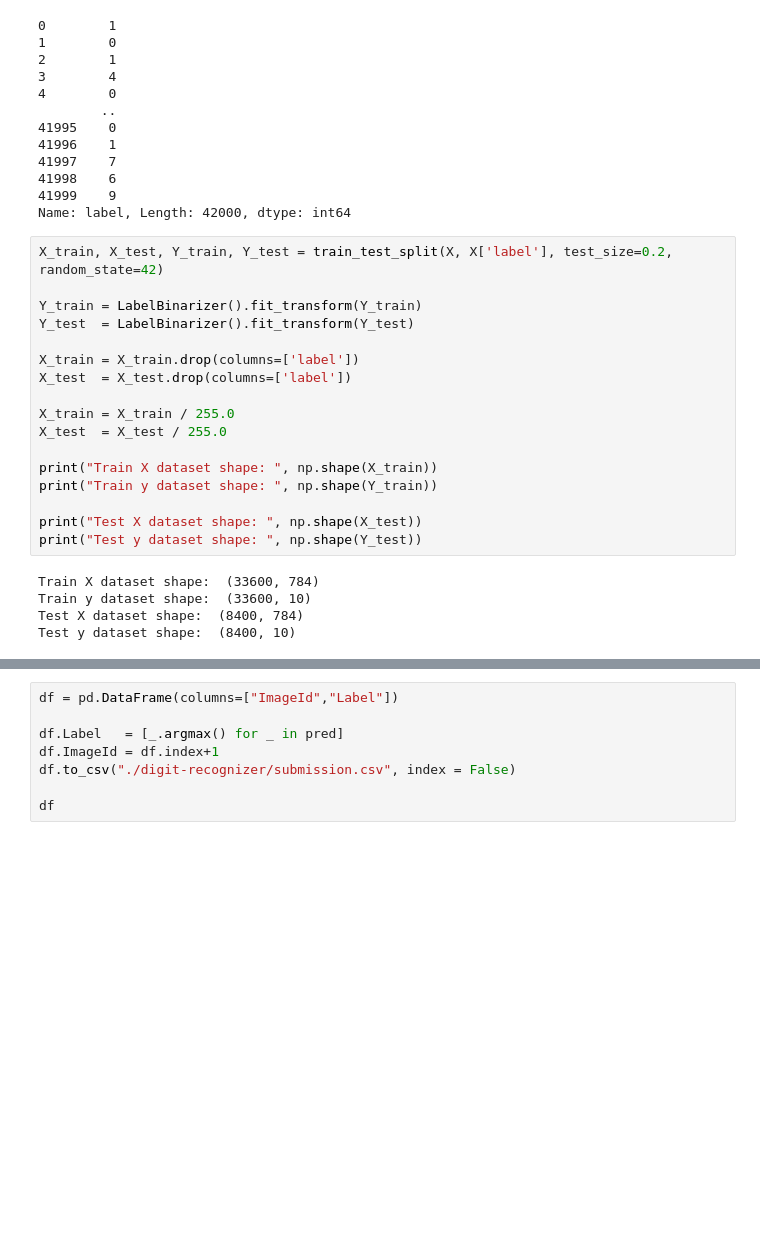
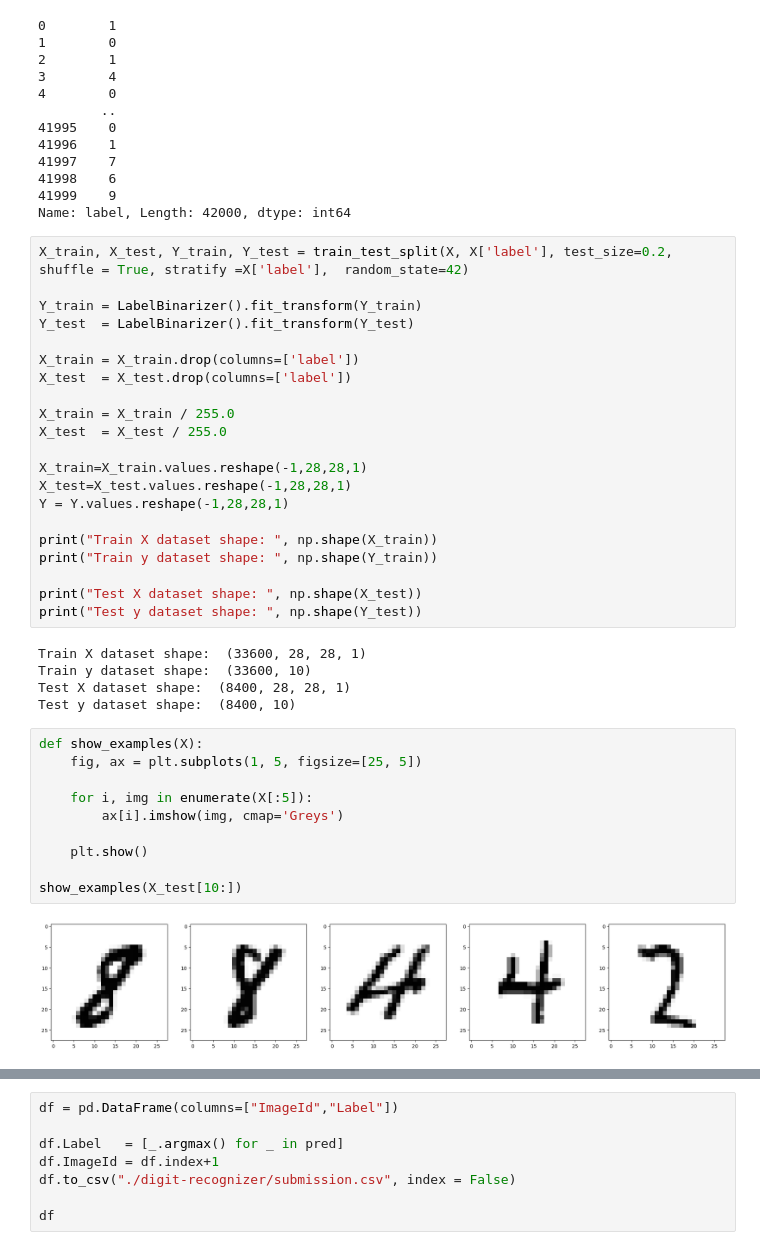
Before and after one commit to Cortijo02/MG, a Jupyter notebook: DeteccionDigitos/digitsrecognizer.ipynb, the cells around one changed output, grey strips where cells are left out. Cells and saved outputs as stored; diff of their text form; blank space fills up the shorter version.

```diff
--- a/DeteccionDigitos/digitsrecognizer.ipynb
+++ b/DeteccionDigitos/digitsrecognizer.ipynb
@@ -58,7 +60,7 @@ label
 41999    9
 Name: label, Length: 42000, dtype: int64
 # %%
-X_train, X_test, Y_train, Y_test = train_test_split(X, X['label'], test_size=0.2, random_state=42)
+X_train, X_test, Y_train, Y_test = train_test_split(X, X['label'], test_size=0.2, shuffle = True, stratify =X['label'],  random_state=42)
 
 Y_train = LabelBinarizer().fit_transform(Y_train)
 Y_test  = LabelBinarizer().fit_transform(Y_test)
@@ -69,16 +71,32 @@ X_test  = X_test.drop(columns=['label'])
 X_train = X_train / 255.0
 X_test  = X_test / 255.0
 
+X_train=X_train.values.reshape(-1,28,28,1)
+X_test=X_test.values.reshape(-1,28,28,1)
+Y = Y.values.reshape(-1,28,28,1)
+
 print("Train X dataset shape: ", np.shape(X_train))
 print("Train y dataset shape: ", np.shape(Y_train))
 
 print("Test X dataset shape: ", np.shape(X_test))
 print("Test y dataset shape: ", np.shape(Y_test))
 # %% [output]
-Train X dataset shape:  (33600, 784)
+Train X dataset shape:  (33600, 28, 28, 1)
 Train y dataset shape:  (33600, 10)
-Test X dataset shape:  (8400, 784)
+Test X dataset shape:  (8400, 28, 28, 1)
 Test y dataset shape:  (8400, 10)
+# %%
+def show_examples(X):
+    fig, ax = plt.subplots(1, 5, figsize=[25, 5])
+
+    for i, img in enumerate(X[:5]):
+        ax[i].imshow(img, cmap='Greys')
+
+    plt.show()
+
+show_examples(X_test[10:])
+# %% [output]
+[figure, added]
 # %%
 # Define Sequential model with 2 layers
 def create_classifier():
```
Also changed, not shown: parts of 6 cells of this notebook, 1 other file.
